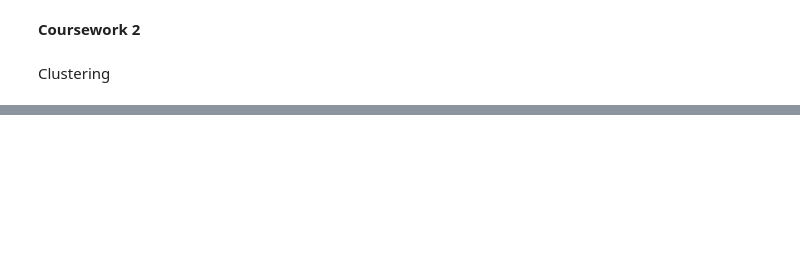
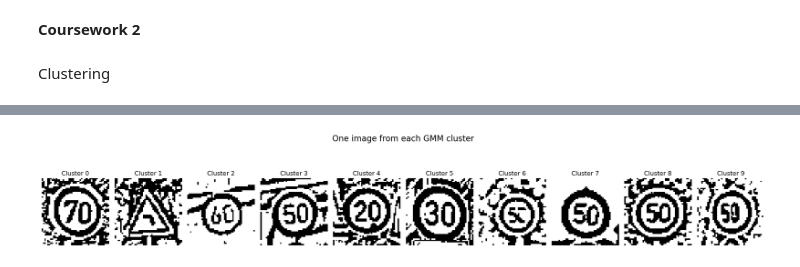
Before and after one commit to Danish3848/F20DL, a Jupyter notebook: CW/F20DL_Coursework1_Group12.ipynb, the cells around one changed output, grey strips where cells are left out. Drawn from its saved outputs; the diff is of its cells as text; code cells hidden in the pictures; blank space fills up the shorter version.

```diff
--- a/CW/F20DL_Coursework1_Group12.ipynb
+++ b/CW/F20DL_Coursework1_Group12.ipynb
@@ -869,0 +853,39 @@ Clustering
+# %%
+from sklearn.mixture import GaussianMixture
+import matplotlib.pyplot as plt
+import numpy as np
+
+# Assume 'X' is your dataset where each row is a flattened grayscale image
+X = balanced_dataset_x.to_numpy()  # Convert DataFrame to NumPy array if not already
+image_height = 48  # Replace with actual image height
+image_width = 48   # Replace with actual image width
+
+# Initialize and fit GMM (which uses the EM algorithm)
+gmm = GaussianMixture(n_components=10, random_state=42)
+gmm.fit(X)
+cluster_assignments = gmm.predict(X)
+
+# Reshape flat images into 2D arrays for visualization
+images_2d = X.reshape((-1, image_height, image_width))
+
+# Plot one image from each cluster
+fig, axs = plt.subplots(1, gmm.n_components, figsize=(20, 4))
+fig.suptitle('One image from each GMM cluster', fontsize=16)
+
+# Find and plot a representative image from each cluster
+for i in range(gmm.n_components):
+    # Get indices of all images in this cluster
+    indices = np.where(cluster_assignments == i)[0]
+
+    # If there are images in the cluster, display one of them
+    if len(indices) > 0:
+        # Randomly choose an image index from this cluster
+        image_idx = np.random.choice(indices)
+        axs[i].imshow(images_2d[image_idx], cmap='gray')
+        axs[i].axis('off')
+        axs[i].set_title(f'Cluster {i}')
+
+plt.tight_layout()
+plt.show()
+# %% [output]
+[figure, added]
```
Also changed, not shown: parts of 63 cells of this notebook, 1 other file.
